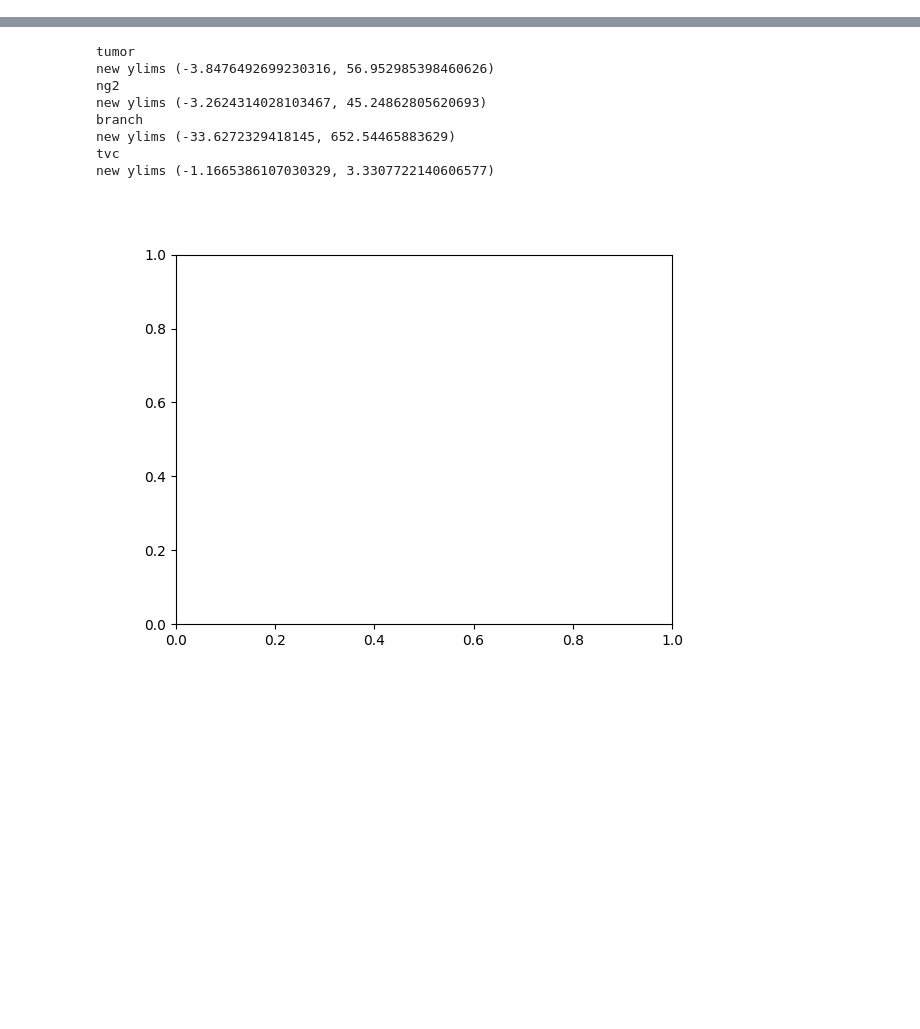
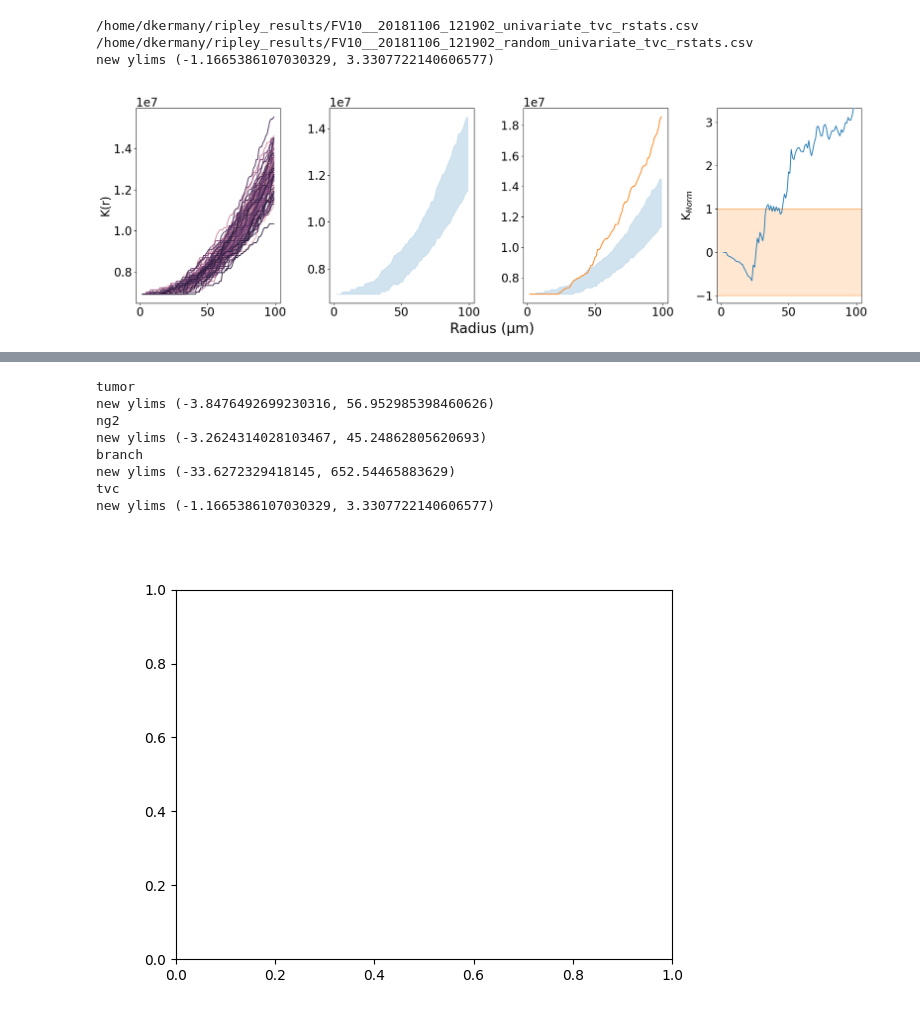
Before and after one commit to dkermany/mdspacer, a Jupyter notebook: ipynb/confocal_3D/plot_rstats.ipynb, the cells around one changed output, grey strips where cells are left out. Cells and saved outputs as stored; diff of their text form; code cells hidden in the pictures; blank space fills up the shorter version.

Commit message:
Adding function to show normalization process

```diff
--- a/ipynb/confocal_3D/plot_rstats.ipynb
+++ b/ipynb/confocal_3D/plot_rstats.ipynb
@@ -175,3 +221,9 @@ def plot_ripley(rstats, rand_rstats, pi=95):
+# %%
+plot_process()
+# %% [output]
+/home/dkermany/ripley_results/FV10__20181106_121902_univariate_tvc_rstats.csv /home/dkermany/ripley_results/FV10__20181106_121902_random_univariate_tvc_rstats.csv
+new ylims (-1.1665386107030329, 3.3307722140606577)
+[figure, added]
 # %%
 def plot_individuals():
     def get_rstats_files(path):
```
Also changed, not shown: parts of 7 cells of this notebook.
